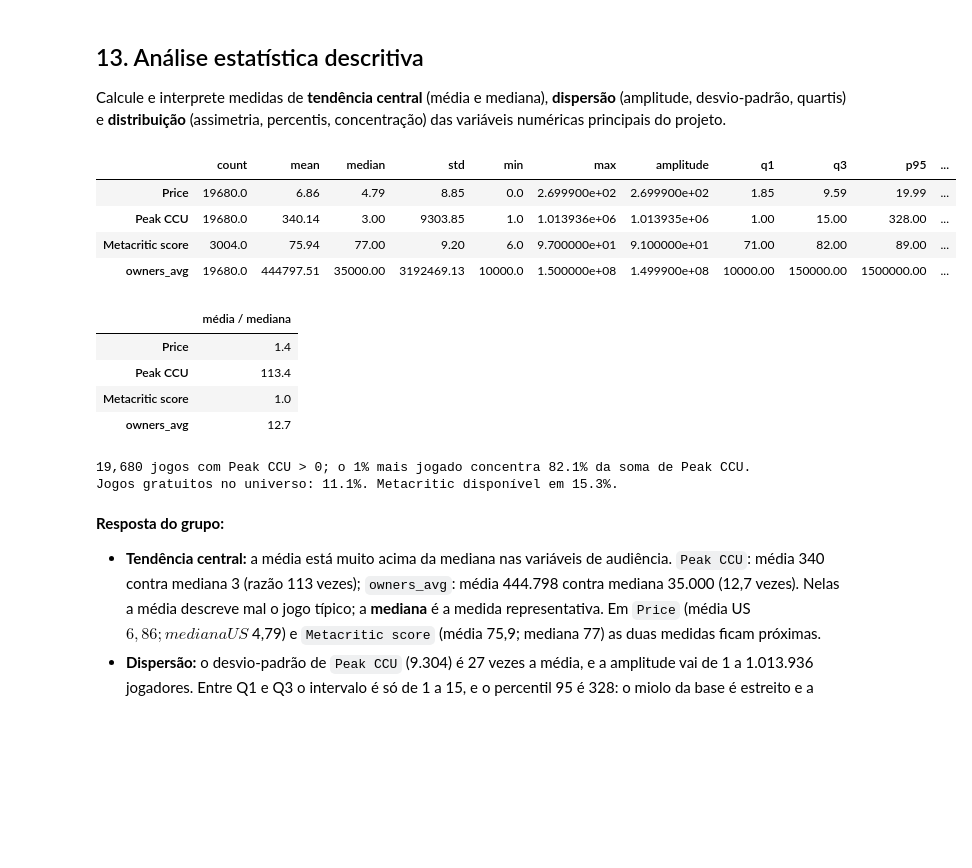
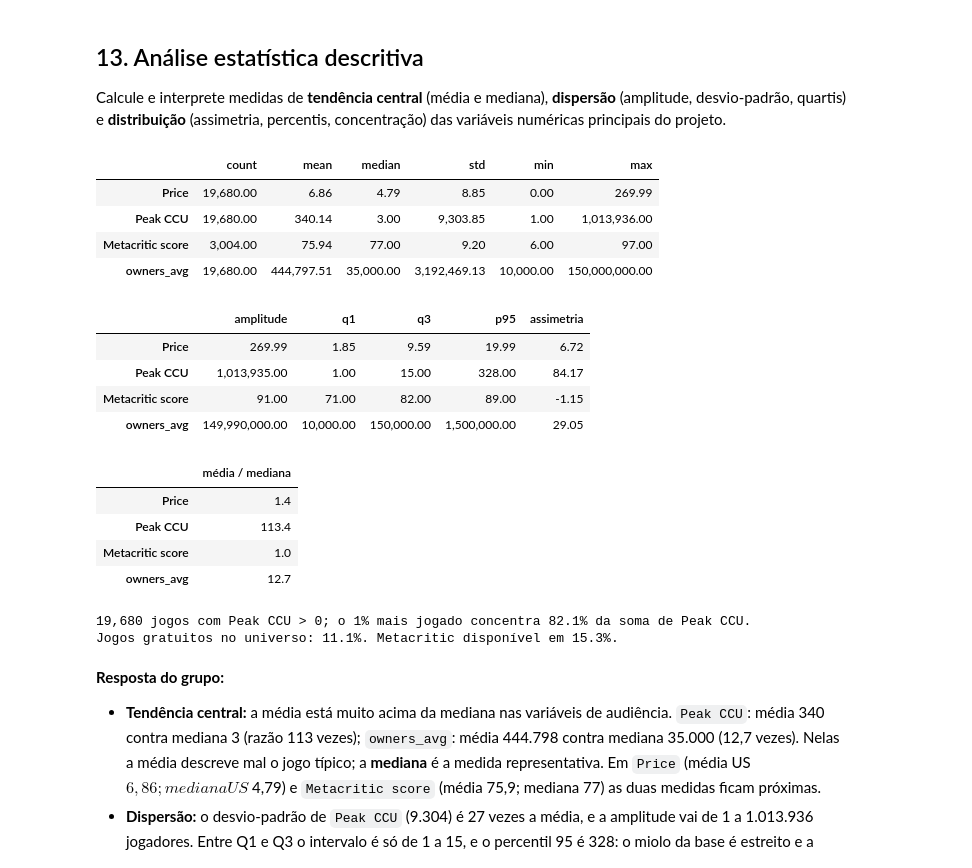
Before and after one commit to LucasStop/pjbl-steam-analytics, a Jupyter notebook: Notebooks/projeto_data_analytics.ipynb, the cells around one changed output. Saved outputs shown, nothing was run; the diff lists cells and outputs as text; code cells hidden in the pictures; blank space fills up the shorter version.

```diff
--- a/Notebooks/projeto_data_analytics.ipynb
+++ b/Notebooks/projeto_data_analytics.ipynb
@@ -535,38 +535,46 @@ Calcule e interprete medidas de **tendência central** (média e mediana), **dis
 # %%
 import matplotlib.pyplot as plt
 import numpy as np
 
 # Universo do RA3: jogos com telemetria de Peak CCU (> 0), como definido no RA1
 com_ccu = df_limpo[df_limpo["Peak CCU"] > 0].copy()
 variaveis = ["Price", "Peak CCU", "Metacritic score", "owners_avg"]
 for coluna in variaveis:  # dtypes anuláveis do pandas 3 (pd.NA) não suportam skew(): converte para float com NaN
     com_ccu[coluna] = com_ccu[coluna].to_numpy(dtype="float64", na_value=np.nan)
 
 desc = com_ccu[variaveis].agg(["count", "mean", "median", "std", "min", "max"]).T
 desc["amplitude"] = desc["max"] - desc["min"]
 desc["q1"] = com_ccu[variaveis].quantile(0.25)
 desc["q3"] = com_ccu[variaveis].quantile(0.75)
 desc["p95"] = com_ccu[variaveis].quantile(0.95)
 desc["assimetria"] = com_ccu[variaveis].skew()
-display(desc.round(2))
+# Duas tabelas, para caber na página do PDF: (1) tendência central e extremos; (2) dispersão e forma
+with pd.option_context("display.float_format", "{:,.2f}".format):
+    display(desc[["count", "mean", "median", "std", "min", "max"]])
+    display(desc[["amplitude", "q1", "q3", "p95", "assimetria"]])
 
 # Média vs mediana e concentração: quanto a cauda longa distorce a "média típica"
 razao = (desc["mean"] / desc["median"]).rename("média / mediana")
 display(razao.round(1).to_frame())
 top1 = com_ccu["Peak CCU"].nlargest(int(len(com_ccu) * 0.01)).sum() / com_ccu["Peak CCU"].sum()
 print(f"{len(com_ccu):,} jogos com Peak CCU > 0; o 1% mais jogado concentra {top1:.1%} da soma de Peak CCU.")
 print(f"Jogos gratuitos no universo: {(com_ccu['Price'] == 0).mean():.1%}. Metacritic disponível em {com_ccu['Metacritic score'].notna().mean():.1%}.")
 # %% [output]
-|  | count | mean | median | std | min | max | amplitude | q1 | q3 | p95 | ... |
-| Price | 19680.0 | 6.86 | 4.79 | 8.85 | 0.0 | 2.699900e+02 | 2.699900e+02 | 1.85 | 9.59 | 19.99 | ... |
-| Peak CCU | 19680.0 | 340.14 | 3.00 | 9303.85 | 1.0 | 1.013936e+06 | 1.013935e+06 | 1.00 | 15.00 | 328.00 | ... |
-| Metacritic score | 3004.0 | 75.94 | 77.00 | 9.20 | 6.0 | 9.700000e+01 | 9.100000e+01 | 71.00 | 82.00 | 89.00 | ... |
-| owners_avg | 19680.0 | 444797.51 | 35000.00 | 3192469.13 | 10000.0 | 1.500000e+08 | 1.499900e+08 | 10000.00 | 150000.00 | 1500000.00 | ... |
+|  | count | mean | median | std | min | max |
+| Price | 19,680.00 | 6.86 | 4.79 | 8.85 | 0.00 | 269.99 |
+| Peak CCU | 19,680.00 | 340.14 | 3.00 | 9,303.85 | 1.00 | 1,013,936.00 |
+| Metacritic score | 3,004.00 | 75.94 | 77.00 | 9.20 | 6.00 | 97.00 |
+| owners_avg | 19,680.00 | 444,797.51 | 35,000.00 | 3,192,469.13 | 10,000.00 | 150,000,000.00 |
-|  | média / mediana |
-| Price | 1.4 |
-| Peak CCU | 113.4 |
-| Metacritic score | 1.0 |
-| owners_avg | 12.7 |
+|  | amplitude | q1 | q3 | p95 | assimetria |
+| Price | 269.99 | 1.85 | 9.59 | 19.99 | 6.72 |
+| Peak CCU | 1,013,935.00 | 1.00 | 15.00 | 328.00 | 84.17 |
+| Metacritic score | 91.00 | 71.00 | 82.00 | 89.00 | -1.15 |
+| owners_avg | 149,990,000.00 | 10,000.00 | 150,000.00 | 1,500,000.00 | 29.05 |
+|  | média / mediana |
+| Price | 1.4 |
+| Peak CCU | 113.4 |
+| Metacritic score | 1.0 |
+| owners_avg | 12.7 |
 19,680 jogos com Peak CCU > 0; o 1% mais jogado concentra 82.1% da soma de Peak CCU.
 Jogos gratuitos no universo: 11.1%. Metacritic disponível em 15.3%.
 # %% [markdown]
```
Also changed, not shown: parts of 4 cells of this notebook, 3 other files.
